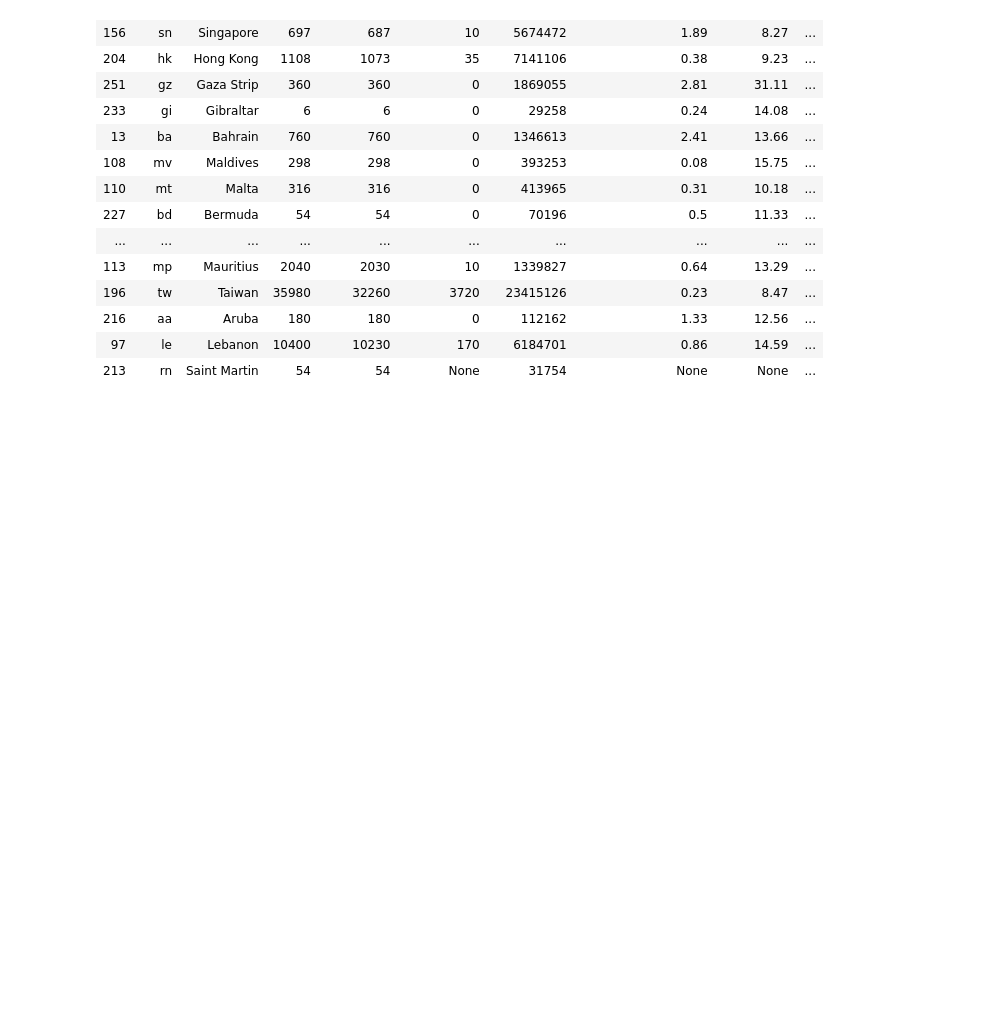
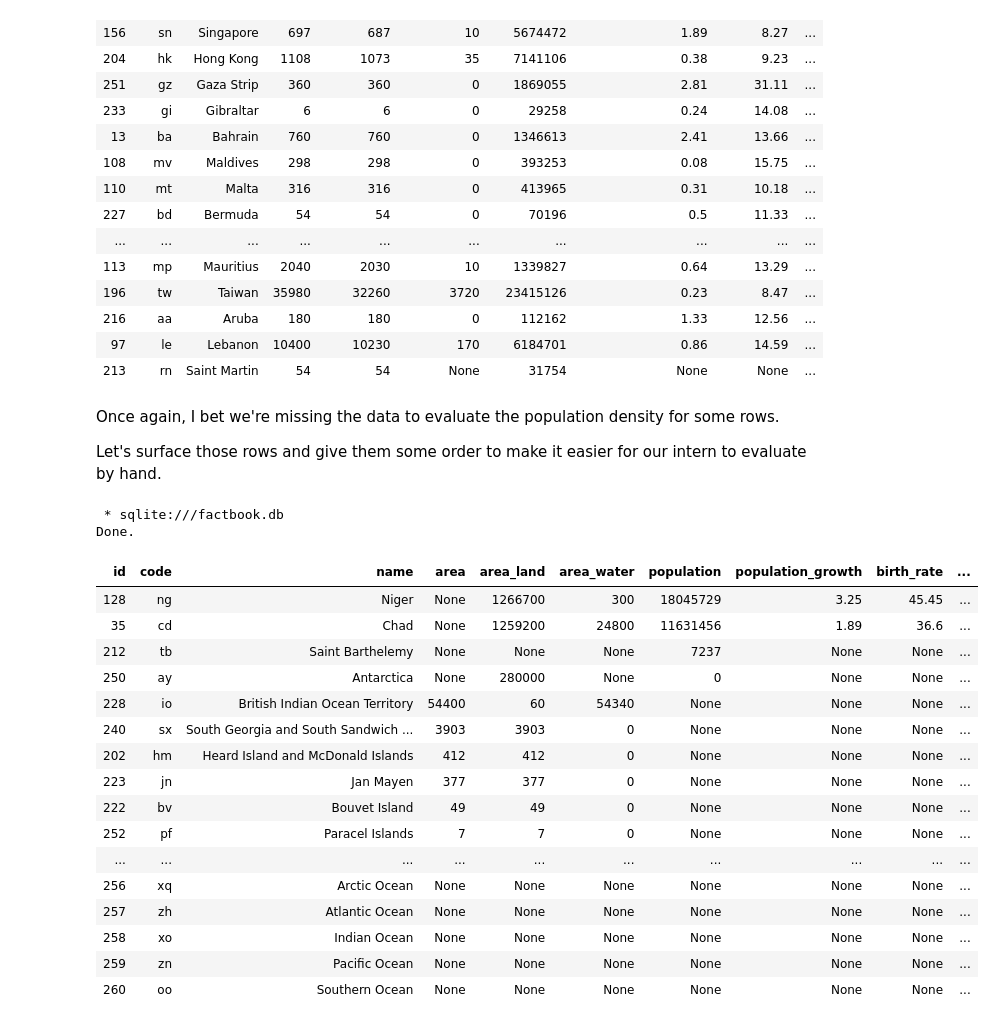
Before and after one commit to aolives/Analyzing-CIA-Factbook-Data, a Jupyter notebook: Analyzing CIA Factbook Data Using SQL.ipynb, the cells around one changed output. Saved outputs shown, nothing was run; the diff lists cells and outputs as text; code cells hidden in the pictures; blank space fills up the shorter version.

```diff
--- a/Analyzing CIA Factbook Data Using SQL.ipynb
+++ b/Analyzing CIA Factbook Data Using SQL.ipynb
@@ -293,3 +370,34 @@ Done.
 | 216 | aa | Aruba | 180 | 180 | 0 | 112162 | 1.33 | 12.56 | ... |
 | 97 | le | Lebanon | 10400 | 10230 | 170 | 6184701 | 0.86 | 14.59 | ... |
 | 213 | rn | Saint Martin | 54 | 54 | None | 31754 | None | None | ... |
+# %% [markdown]
+Once again, I bet we're missing the data to evaluate the population density for some rows.
+
+Let's surface those rows and give them some order to make it easier for our intern to evaluate by hand.
+# %%
+%%sql
+SELECT *
+  FROM facts
+ WHERE name != 'World'
+   AND (population IS NULL OR area IS NULL)
+ ORDER BY population DESC, area DESC;
+# %% [output]
+ * sqlite:///factbook.db
+Done.
+| id | code | name | area | area_land | area_water | population | population_growth | birth_rate | ... |
+| 128 | ng | Niger | None | 1266700 | 300 | 18045729 | 3.25 | 45.45 | ... |
+| 35 | cd | Chad | None | 1259200 | 24800 | 11631456 | 1.89 | 36.6 | ... |
+| 212 | tb | Saint Barthelemy | None | None | None | 7237 | None | None | ... |
+| 250 | ay | Antarctica | None | 280000 | None | 0 | None | None | ... |
+| 228 | io | British Indian Ocean Territory | 54400 | 60 | 54340 | None | None | None | ... |
+| 240 | sx | South Georgia and South Sandwich ... | 3903 | 3903 | 0 | None | None | None | ... |
+| 202 | hm | Heard Island and McDonald Islands | 412 | 412 | 0 | None | None | None | ... |
+| 223 | jn | Jan Mayen | 377 | 377 | 0 | None | None | None | ... |
+| 222 | bv | Bouvet Island | 49 | 49 | 0 | None | None | None | ... |
+| 252 | pf | Paracel Islands | 7 | 7 | 0 | None | None | None | ... |
+| ... | ... | ... | ... | ... | ... | ... | ... | ... | ... |
+| 256 | xq | Arctic Ocean | None | None | None | None | None | None | ... |
+| 257 | zh | Atlantic Ocean | None | None | None | None | None | None | ... |
+| 258 | xo | Indian Ocean | None | None | None | None | None | None | ... |
+| 259 | zn | Pacific Ocean | None | None | None | None | None | None | ... |
+| 260 | oo | Southern Ocean | None | None | None | None | None | None | ... |
```
Also changed, not shown: parts of 23 cells of this notebook.
